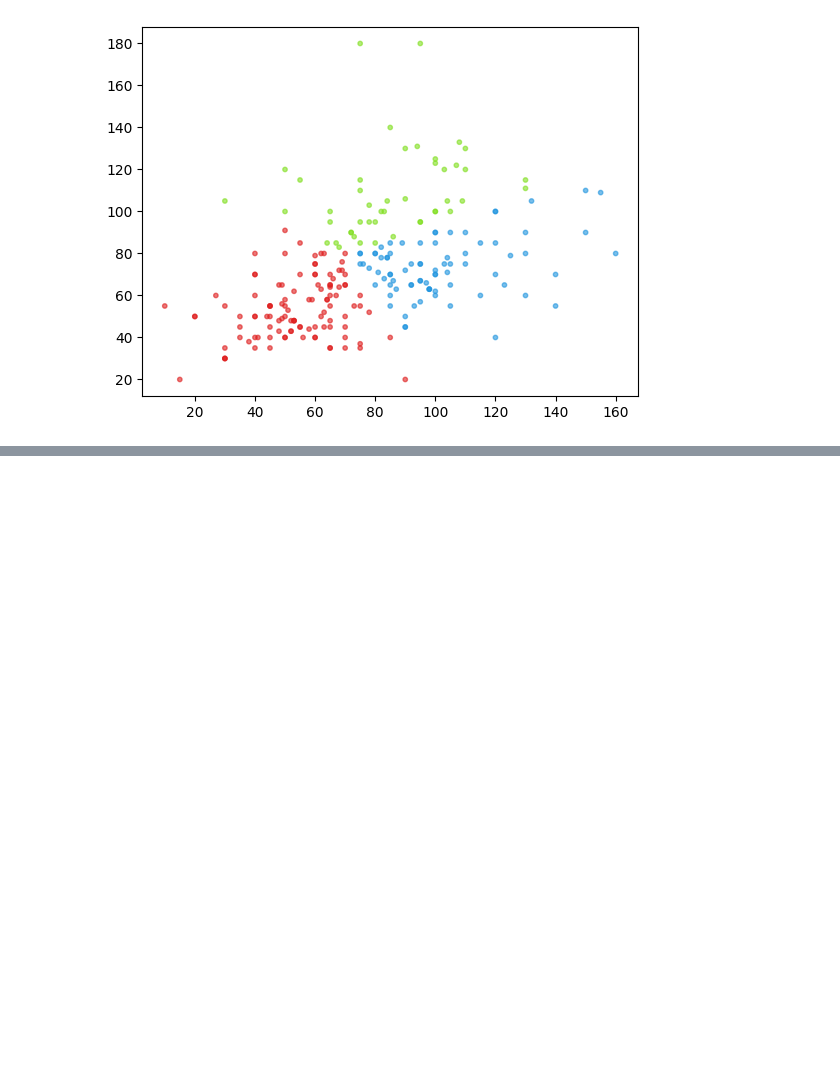
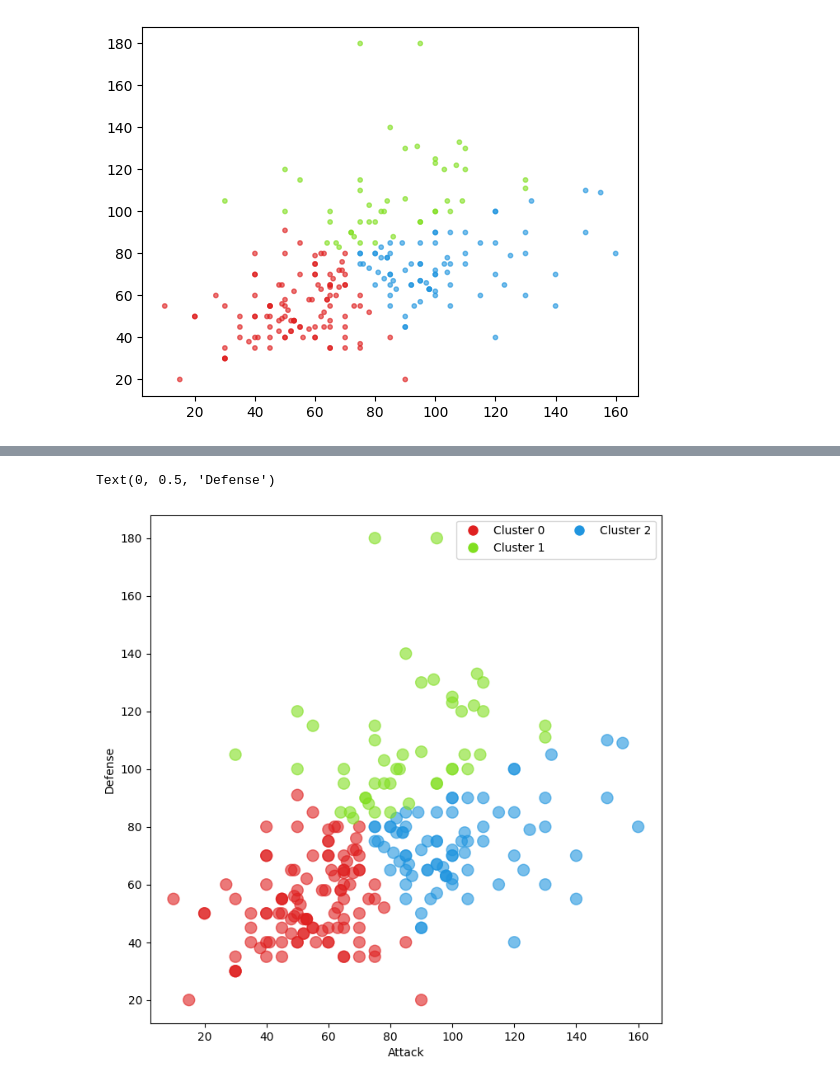
Before and after one commit to Tolegithub7/ml_labs, a Jupyter notebook: Visualizing_Output.ipynb, the cells around one changed output, grey strips where cells are left out. Drawn from its saved outputs; the diff is of its cells as text; code cells hidden in the pictures; blank space fills up the shorter version.

```diff
--- a/Visualizing_Output.ipynb
+++ b/Visualizing_Output.ipynb
@@ -48,0 +54,20 @@ plt.scatter(df.Attack, df.Defense, c=df.c, alpha=0.6, s=10)
+# %%
+from matplotlib.lines import Line2D
+
+fig, ax = plt.subplots(figsize=(8, 8))
+plt.scatter(df.Attack, df.Defense, c=df.c, s=100, alpha=0.6)
+
+# Centroids
+centroids = [Line2D([0], [0], marker='o', color='w', label='Centroid {}'.format(i),
+                     markerfacecolor=color) for i, color in enumerate(colors)]
+
+# Legend
+legend_elements = [Line2D([0], [0], marker='o', color='w', label='Cluster {}'.format(i),
+                           markerfacecolor=color, markersize=10) for i, color in enumerate(colors)]
+
+plt.legend(handles=legend_elements, loc='upper right', ncol=2)
+plt.xlabel('Attack')
+plt.ylabel('Defense')
+# %% [output]
+Text(0, 0.5, 'Defense')
+[figure, added]
```
Also changed, not shown: parts of 1 cell of this notebook.
